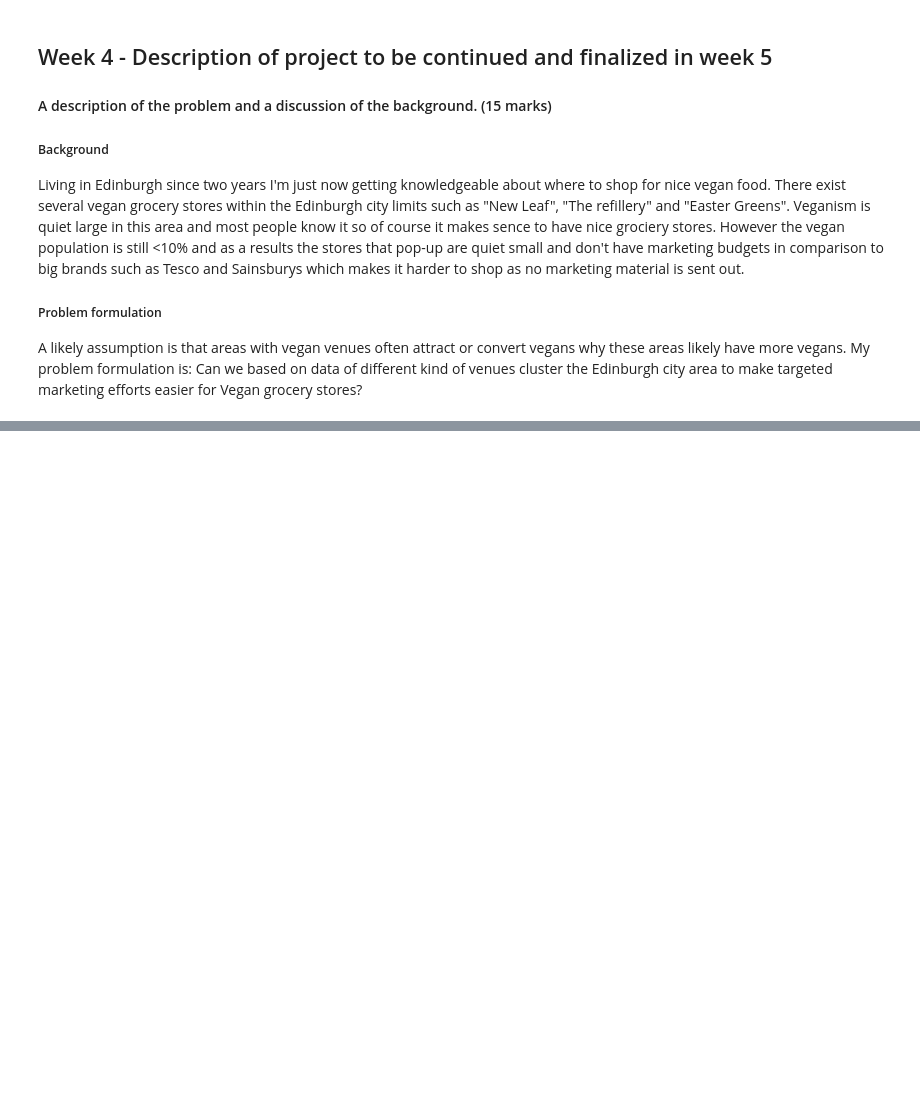
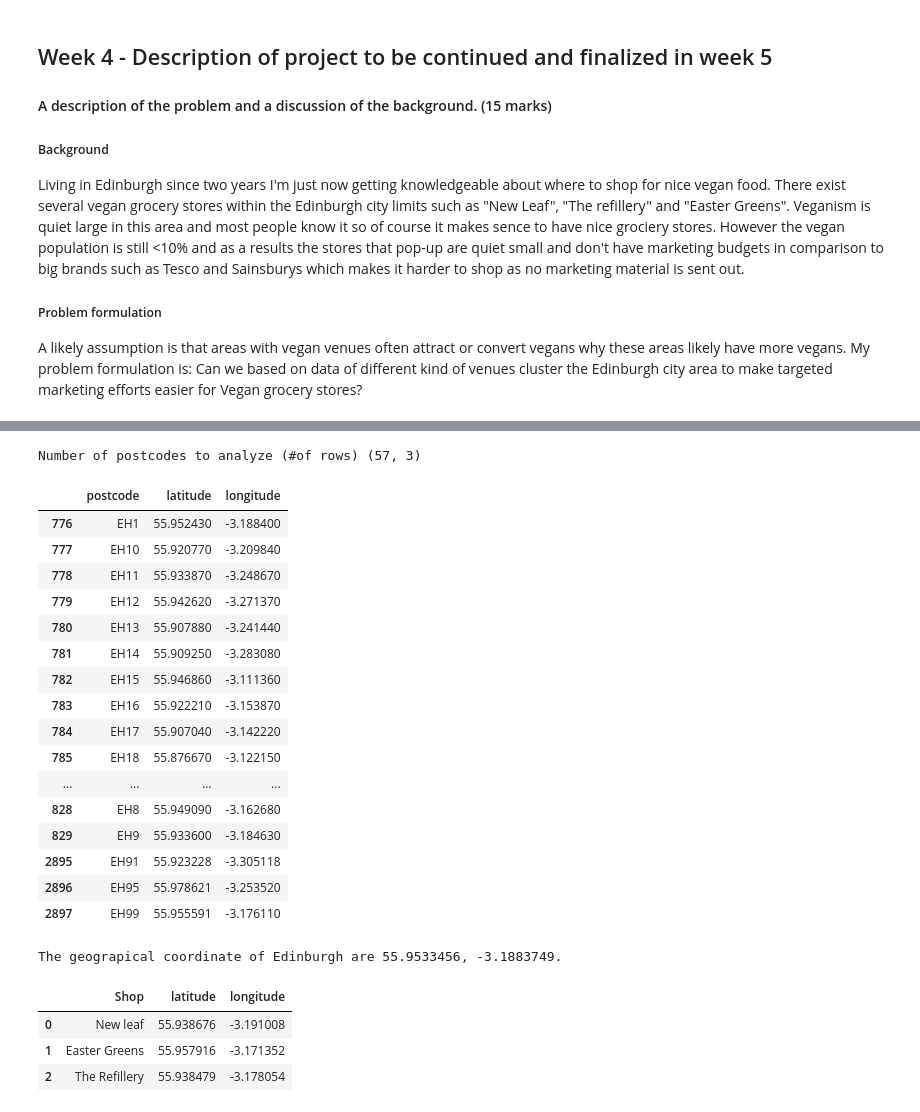
Before and after one commit to axelg89/Coursera_Capstone, a Jupyter notebook: The Battle of Neighborhoods.ipynb, the cells around one changed output, grey strips where cells are left out. Cells and saved outputs as stored; diff of their text form; code cells hidden in the pictures; blank space fills up the shorter version.

```diff
--- a/The Battle of Neighborhoods.ipynb
+++ b/The Battle of Neighborhoods.ipynb
@@ -17,0 +61,4 @@ A likely assumption is that areas with vegan venues often attract or convert veg
+# %%
+url='https://www.freemaptools.com/download/outcode-postcodes/postcode-outcodes.csv'
+df_area = pd.read_csv(url)
+df_area.head()
@@ -17,0 +72,45 @@ A likely assumption is that areas with vegan venues often attract or convert veg
+# %%
+df_area.drop('id', axis=1, inplace=True) #drop id column as not needed
+# %%
+df_area=df_area[df_area['postcode'].str.contains("EH")] #EH postcodes for Edinburgh
+print("Number of postcodes to analyze (#of rows)", df_area.shape)
+df_area
+# %% [output]
+Number of postcodes to analyze (#of rows) (57, 3)
+|  | postcode | latitude | longitude |
+| 776 | EH1 | 55.952430 | -3.188400 |
+| 777 | EH10 | 55.920770 | -3.209840 |
+| 778 | EH11 | 55.933870 | -3.248670 |
+| 779 | EH12 | 55.942620 | -3.271370 |
+| 780 | EH13 | 55.907880 | -3.241440 |
+| 781 | EH14 | 55.909250 | -3.283080 |
+| 782 | EH15 | 55.946860 | -3.111360 |
+| 783 | EH16 | 55.922210 | -3.153870 |
+| 784 | EH17 | 55.907040 | -3.142220 |
+| 785 | EH18 | 55.876670 | -3.122150 |
+| ... | ... | ... | ... |
+| 828 | EH8 | 55.949090 | -3.162680 |
+| 829 | EH9 | 55.933600 | -3.184630 |
+| 2895 | EH91 | 55.923228 | -3.305118 |
+| 2896 | EH95 | 55.978621 | -3.253520 |
+| 2897 | EH99 | 55.955591 | -3.176110 |
+# %%
+#Get Edinburgh coordinates
+address = 'Edinburgh, UK'
+geolocator = Nominatim(user_agent="ny_explorer")
+location = geolocator.geocode(address)
+latitude = location.latitude
+longitude = location.longitude
+
+print('The geograpical coordinate of Edinburgh are {}, {}.'.format(latitude, longitude))
+# %% [output]
+The geograpical coordinate of Edinburgh are 55.9533456, -3.1883749.
+# %%
+#adding the coordinates of three known grocery stores in Edinburgh that could be interested in this information
+vegan_g=pd.DataFrame([('New leaf', 55.938676, -3.191008),('Easter Greens', 55.957916, -3.171352),('The Refillery', 55.938479, -3.178054)], columns = ['Shop','latitude','longitude'])
+vegan_g
+# %% [output]
+|  | Shop | latitude | longitude |
+| 0 | New leaf | 55.938676 | -3.191008 |
+| 1 | Easter Greens | 55.957916 | -3.171352 |
+| 2 | The Refillery | 55.938479 | -3.178054 |
```
Also changed, not shown: parts of 21 cells of this notebook.
